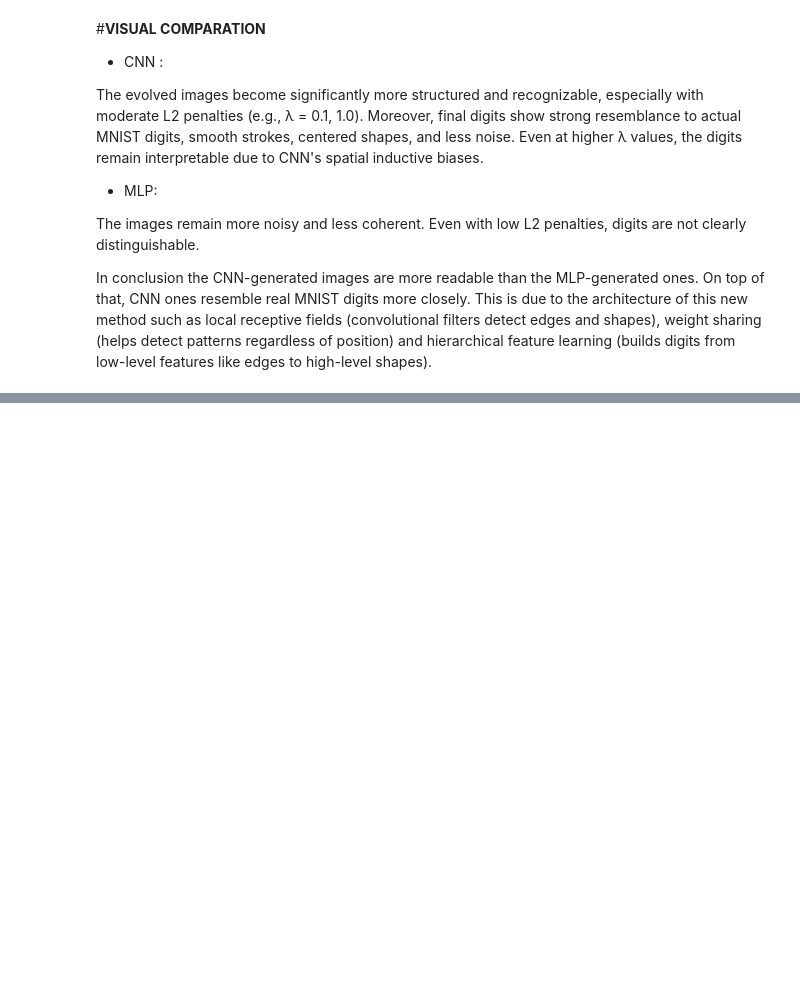
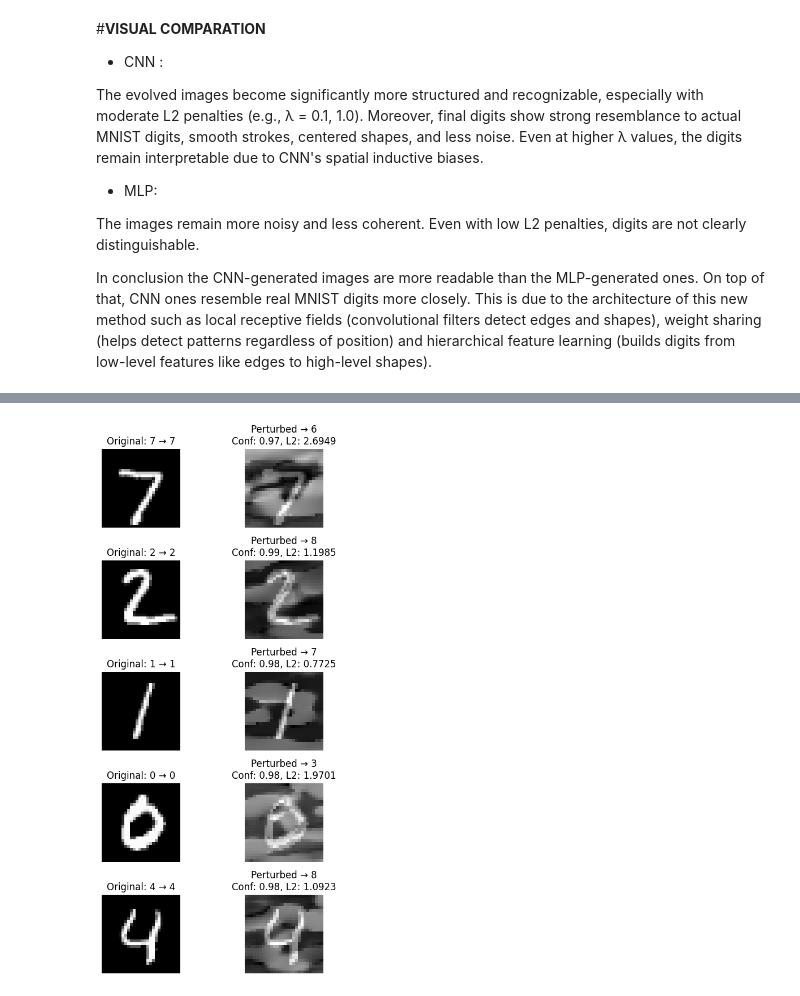
Before and after one commit to glorivaas/Machine_Learning25, a Jupyter notebook: Lab10.ipynb, the cells around one changed output, grey strips where cells are left out. Saved outputs shown, nothing was run; the diff lists cells and outputs as text; code cells hidden in the pictures; blank space fills up the shorter version.

```diff
--- a/Lab10.ipynb
+++ b/Lab10.ipynb
@@ -461,0 +509,91 @@ In conclusion the CNN-generated images are more readable than the MLP-generated
+# %%
+import matplotlib.pyplot as plt
+from torchvision import datasets, transforms
+import torch
+import torch.nn.functional as F
+import random
+
+transform = transforms.Compose([
+    transforms.ToTensor(),
+    transforms.Normalize((0.1307,), (0.3081,))
+])
+mnist = datasets.MNIST(root="./data", train=False, download=True, transform=transform)
+
+samples = {}
+for img, label in mnist:
+    if label not in samples:
+        samples[label] = img.unsqueeze(0)
+    if len(samples) == 5:
+        break
+
+device = torch.device("cuda" if torch.cuda.is_available() else "cpu")
+net = net.to(device)
+net.eval()
+
+results = []
+confidence_histories = []
+lambda_l2 = 0.001
+steps = 100
+lr = 0.1
+
+for true_label, img in samples.items():
+    img = img.to(device)
+    original_pred = net(img).argmax(dim=1).item()
+
+    target_wrong = random.choice([i for i in range(10) if i != true_label])
+    target_wrong_tensor = torch.tensor([target_wrong], device=device)
+
+    delta = torch.zeros_like(img, requires_grad=True)
+    optimizer = torch.optim.Adam([delta], lr=lr)
+
+    step_confidences = []
+
+    for step in range(steps):
+        optimizer.zero_grad()
+        logits = net(img + delta)
+        probs = F.softmax(logits, dim=1)
+        conf = probs[0, target_wrong].item()
+        step_confidences.append(conf)
+
+        loss_ce = F.cross_entropy(logits, target_wrong_tensor)
+        l2_penalty = lambda_l2 * delta.pow(2).mean()
+        loss = loss_ce + l2_penalty
+
+        loss.backward()
+        optimizer.step()
+
+
+    final_logits = net(img + delta)
+    final_pred = final_logits.argmax(dim=1).item()
+    final_conf = F.softmax(final_logits, dim=1).max().item()
+    perturbation_norm = delta.detach().cpu().pow(2).mean().item()
+
+    results.append({
+        "true_label": true_label,
+        "original_pred": original_pred,
+        "target_wrong": target_wrong,
+        "final_pred": final_pred,
+        "final_conf": final_conf,
+        "l2_norm": perturbation_norm,
+        "original_img": img.detach().cpu(),
+        "perturbed_img": (img + delta).detach().cpu()
+    })
+    confidence_histories.append((true_label, target_wrong, step_confidences))
+
+
+fig, axes = plt.subplots(len(results), 2, figsize=(6, 2 * len(results)))
+for i, res in enumerate(results):
+    axes[i, 0].imshow(res["original_img"].squeeze(), cmap='gray')
+    axes[i, 0].set_title(f"Original: {res['true_label']} → {res['original_pred']}")
+    axes[i, 0].axis('off')
+
+    axes[i, 1].imshow(res["perturbed_img"].squeeze(), cmap='gray')
+    axes[i, 1].set_title(
+        f"Perturbed → {res['final_pred']}\nConf: {res['final_conf']:.2f}, L2: {res['l2_norm']:.4f}"
+    )
+    axes[i, 1].axis('off')
+
+plt.tight_layout()
+plt.show()
+# %% [output]
+[figure, added]
```
Also changed, not shown: parts of 8 cells of this notebook.
